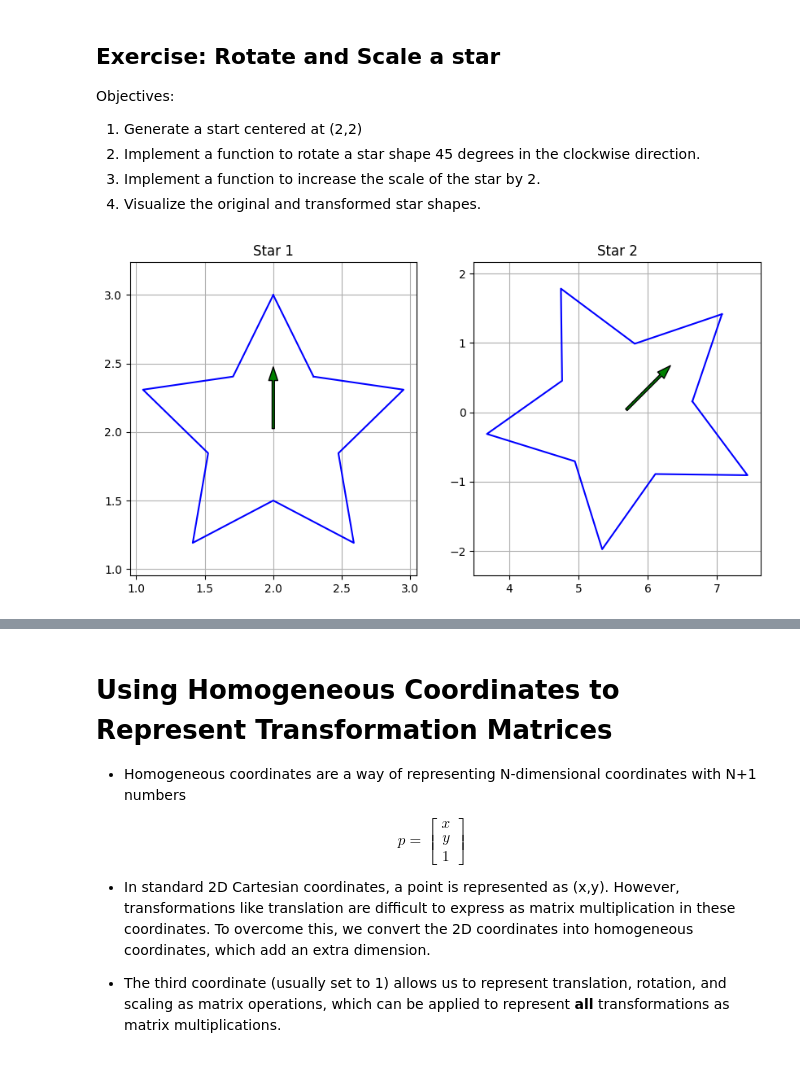
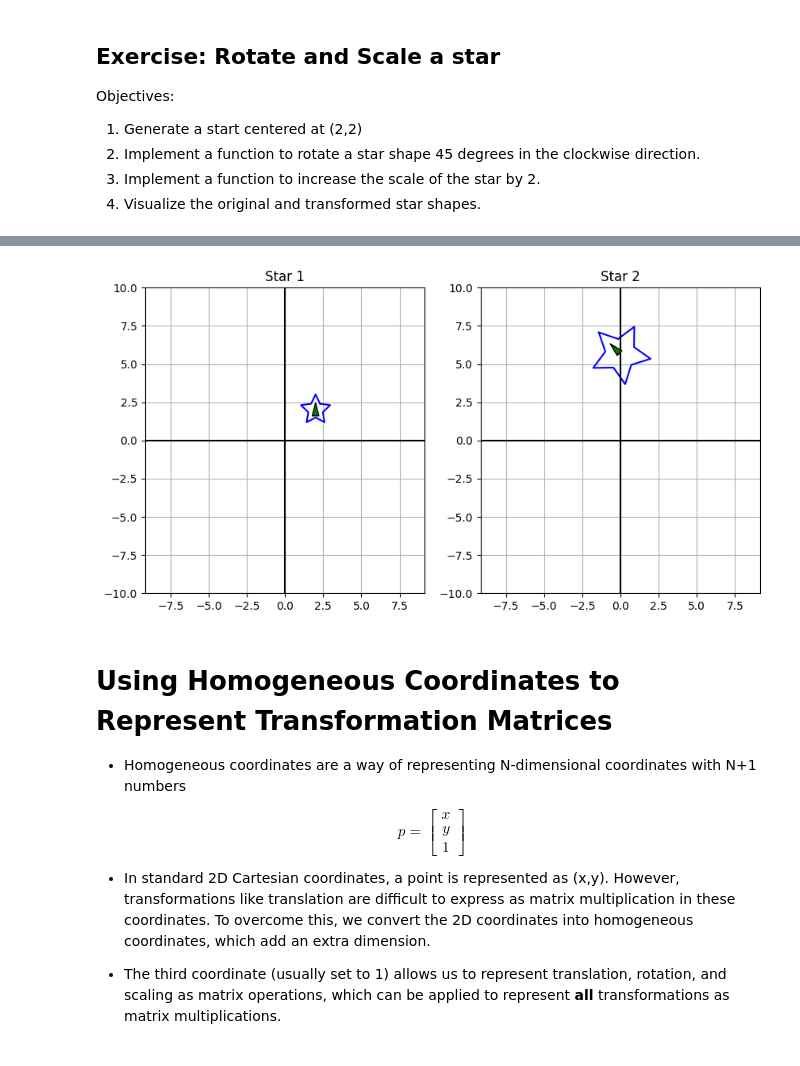
Before and after one commit to alexpatangan/BME3053C-Fall-2025, a Jupyter notebook: lessons-solved/06_Matrix_Transformations.ipynb, the cells around one changed output, grey strips where cells are left out. Saved outputs shown, nothing was run; the diff lists cells and outputs as text; code cells hidden in the pictures.

```diff
--- a/lessons-solved/06_Matrix_Transformations.ipynb
+++ b/lessons-solved/06_Matrix_Transformations.ipynb
@@ -378,24 +358,12 @@ Objectives:
 2. Implement a function to rotate a star shape 45 degrees in the clockwise direction.
 3. Implement a function to increase the scale of the star by 2.
 4. Visualize the original and transformed star shapes.
-# %%
-def transform_vertices(vertices, rotation,scale):
-    """This function translates an object"""
-    rotation=rotate_2d(rotation)
-    scaling=scale_2d(*scale)
-
-
-    rotated_star=(rotation @ vertices.T).T
-
-    rotated_scaled_star=(scaling @ rotated_star.T).T
-
-    return rotated_scaled_star
-
-
-star = generate_star(center=(2,2))
-
-transformed_star=transform_vertices(star,-45,[2,2])
-
-plot_stars( [star,transformed_star])
-# %% [output]
-[figure, removed]
+# %%
+star = generate_star(center=(2,2), homogeneous=False)
+
+rotated_star = rotate_vertices(star, 45)
+scaled_star = (scale_2d(2,2) @ rotated_star.T).T
+
+
+plot_stars([star,scaled_star], global_view = True)
+# %% [output]
@@ -402,3 +372,4 @@ plot_stars( [star,transformed_star])
+[figure, added]
 # %% [markdown]
 # Using Homogeneous Coordinates to Represent Transformation Matrices
 
```
Also changed, not shown: parts of 13 cells of this notebook.
